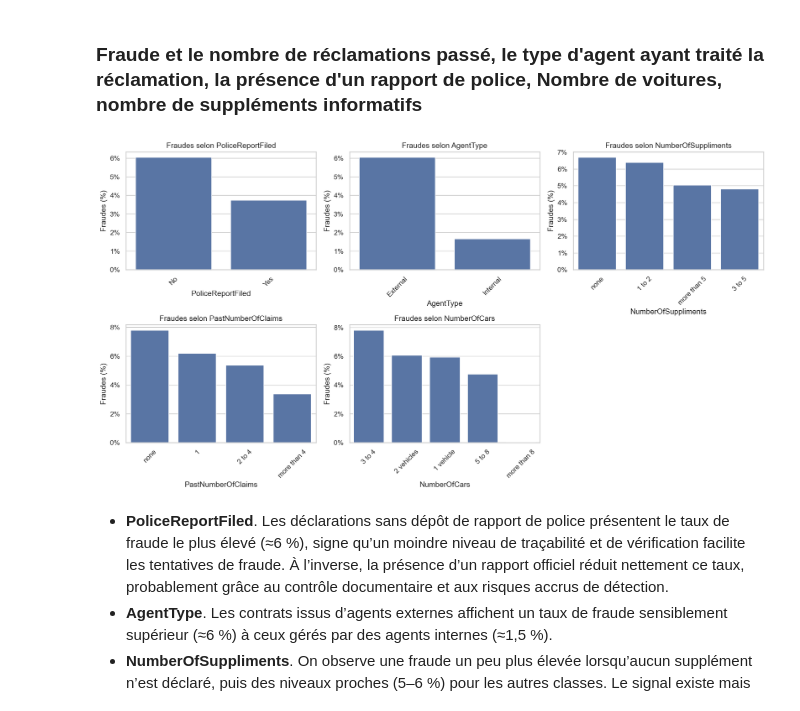
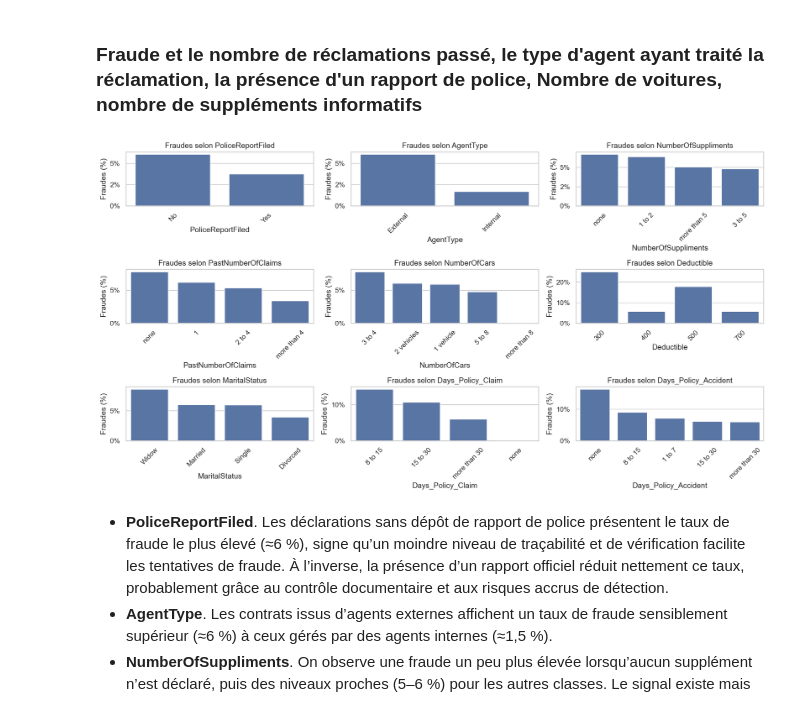
Before and after one commit to wendlassidakab/vehicle_insurance_fraud_detection, a Jupyter notebook: fraud_detection.ipynb, the cells around one changed output. Saved outputs shown, nothing was run; the diff lists cells and outputs as text; code cells hidden in the pictures.

```diff
--- a/fraud_detection.ipynb
+++ b/fraud_detection.ipynb
@@ -625,42 +625,47 @@ Index(['Month', 'WeekOfMonth', 'DayOfWeek', 'Make', 'AccidentArea',
 # %%
 # Variables à analyser
 var = ["PoliceReportFiled", "AgentType", "NumberOfSuppliments",
-       "PastNumberOfClaims", "NumberOfCars"]
+       "PastNumberOfClaims", "NumberOfCars", "Deductible", "MaritalStatus",
+      "Days_Policy_Claim", "Days_Policy_Accident"]
+
+# Traitement
+df_viz = df_1.copy()
+df_viz["Deductible"] = df_1["Deductible"].astype(str)
 
 # Création de la grille (2 lignes x 3 colonnes)
-fig, axes = plt.subplots(2, 3, figsize=(15, 8), dpi=150)
+fig, axes = plt.subplots(3, 3, figsize=(15, 8), dpi=150)
 axes = axes.flatten()
 
 # Boucle sur chaque variable
 for i, v in enumerate(var):
     # Comptage global et frauduleux
     df_count = df_1[v].value_counts().sort_index()
     df_count_fraud = df_fraud[v].value_counts().sort_index()
 
     # Pourcentage de fraude
     df_percentage_fraud = pd.DataFrame(
         round((df_count_fraud / df_count) * 100, 2)
     ).fillna(0).reset_index()
 
     df_percentage_fraud.columns = [v, "Fraud %"]
     df_percentage_fraud = df_percentage_fraud.sort_values(by="Fraud %", ascending=False)
 
     # Barplot dans la grille
     sns.barplot(data=df_percentage_fraud, x=v, y="Fraud %", ax=axes[i])
     axes[i].yaxis.set_major_formatter(PercentFormatter(xmax=100, decimals=0))
     axes[i].set_ylabel("Fraudes (%)")
     axes[i].set_xlabel(v)
     axes[i].set_title(f"Fraudes selon {v}")
     axes[i].tick_params(axis="x", rotation=45)
 
 # Supprimer éventuelle case vide si nb variables < nb cases
 for j in range(len(var), len(axes)):
     fig.delaxes(axes[j])
 
 plt.tight_layout()
 plt.show()
 # %% [output]
-[figure, old version]
+[figure, new version]
 # %% [markdown]
 - **PoliceReportFiled**. Les déclarations sans dépôt de rapport de police présentent le taux de fraude le plus élevé (≈6 %), signe qu’un moindre niveau de traçabilité et de vérification facilite les tentatives de fraude. À l’inverse, la présence d’un rapport officiel réduit nettement ce taux, probablement grâce au contrôle documentaire et aux risques accrus de détection.
 - **AgentType**. Les contrats issus d’agents externes affichent un taux de fraude sensiblement supérieur (≈6 %) à ceux gérés par des agents internes (≈1,5 %).
```
Also changed, not shown: parts of 10 cells of this notebook.
